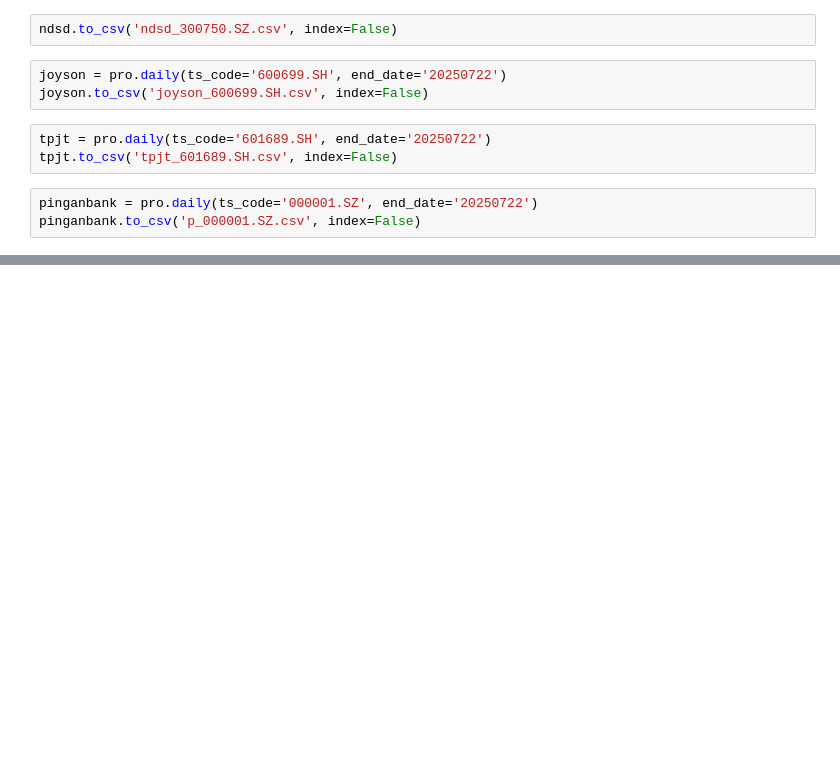
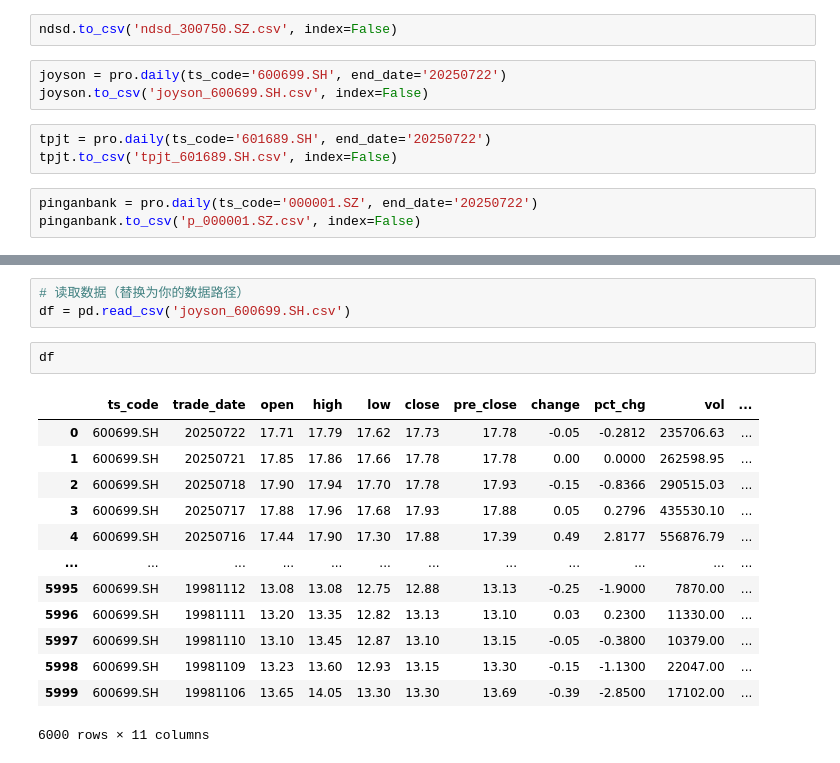
Before and after one commit to wzh-prog/fightMoney, a Jupyter notebook: stock/test.ipynb, the cells around one changed output, grey strips where cells are left out. Cells and saved outputs as stored; diff of their text form; blank space fills up the shorter version.

```diff
--- a/stock/test.ipynb
+++ b/stock/test.ipynb
@@ -67,0 +247,19 @@ xm
+# %%
+# 读取数据（替换为你的数据路径）
+df = pd.read_csv('joyson_600699.SH.csv')
+# %%
+df
+# %% [output]
+|  | ts_code | trade_date | open | high | low | close | pre_close | change | pct_chg | vol | ... |
+| 0 | 600699.SH | 20250722 | 17.71 | 17.79 | 17.62 | 17.73 | 17.78 | -0.05 | -0.2812 | 235706.63 | ... |
+| 1 | 600699.SH | 20250721 | 17.85 | 17.86 | 17.66 | 17.78 | 17.78 | 0.00 | 0.0000 | 262598.95 | ... |
+| 2 | 600699.SH | 20250718 | 17.90 | 17.94 | 17.70 | 17.78 | 17.93 | -0.15 | -0.8366 | 290515.03 | ... |
+| 3 | 600699.SH | 20250717 | 17.88 | 17.96 | 17.68 | 17.93 | 17.88 | 0.05 | 0.2796 | 435530.10 | ... |
+| 4 | 600699.SH | 20250716 | 17.44 | 17.90 | 17.30 | 17.88 | 17.39 | 0.49 | 2.8177 | 556876.79 | ... |
+| ... | ... | ... | ... | ... | ... | ... | ... | ... | ... | ... | ... |
+| 5995 | 600699.SH | 19981112 | 13.08 | 13.08 | 12.75 | 12.88 | 13.13 | -0.25 | -1.9000 | 7870.00 | ... |
+| 5996 | 600699.SH | 19981111 | 13.20 | 13.35 | 12.82 | 13.13 | 13.10 | 0.03 | 0.2300 | 11330.00 | ... |
+| 5997 | 600699.SH | 19981110 | 13.10 | 13.45 | 12.87 | 13.10 | 13.15 | -0.05 | -0.3800 | 10379.00 | ... |
+| 5998 | 600699.SH | 19981109 | 13.23 | 13.60 | 12.93 | 13.15 | 13.30 | -0.15 | -1.1300 | 22047.00 | ... |
+| 5999 | 600699.SH | 19981106 | 13.65 | 14.05 | 13.30 | 13.30 | 13.69 | -0.39 | -2.8500 | 17102.00 | ... |
+6000 rows × 11 columns
```
Also changed, not shown: parts of 26 cells of this notebook, 2 other files.
